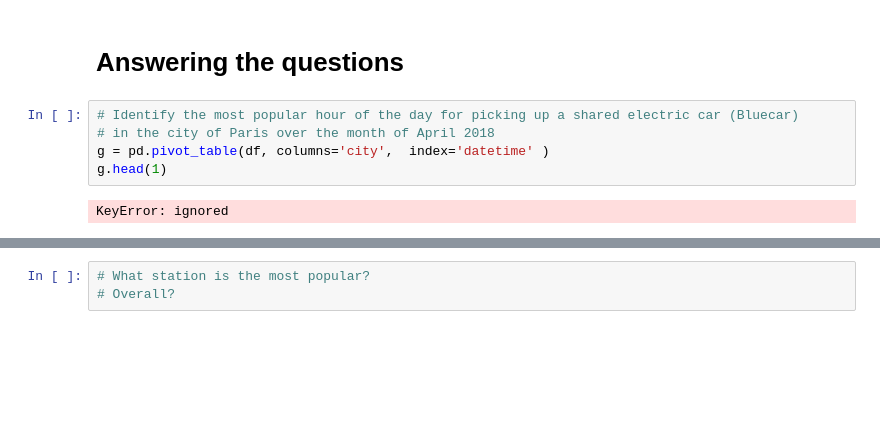
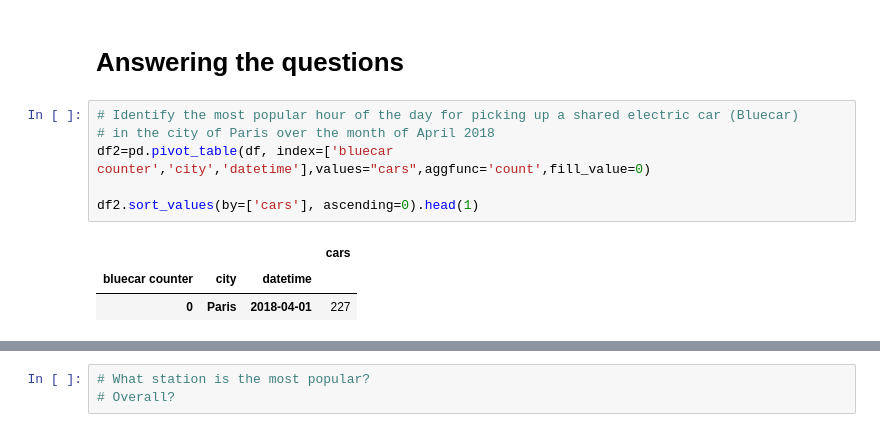
Before and after one commit to victoriousvictor42/cars, a Jupyter notebook: W4_python_IP.ipynb, the cells around one changed output, grey strips where cells are left out. Saved outputs shown, nothing was run; the diff lists cells and outputs as text; blank space fills up the shorter version.

```diff
--- a/W4_python_IP.ipynb
+++ b/W4_python_IP.ipynb
@@ -250,9 +236,12 @@ df
 # %%
 # Identify the most popular hour of the day for picking up a shared electric car (Bluecar)
 # in the city of Paris over the month of April 2018
-g = pd.pivot_table(df, columns='city',  index='datetime' )
-g.head(1)
+df2=pd.pivot_table(df, index=['bluecar counter','city','datetime'],values="cars",aggfunc='count',fill_value=0)
+
+df2.sort_values(by=['cars'], ascending=0).head(1)
 # %% [output]
-KeyError: ignored
+|  |  |  | cars |
+| bluecar counter | city | datetime |  |
+| 0 | Paris | 2018-04-01 | 227 |
 # %%
 # What is the most popular hour for returning cars?
```
Also changed, not shown: parts of 10 cells of this notebook.
